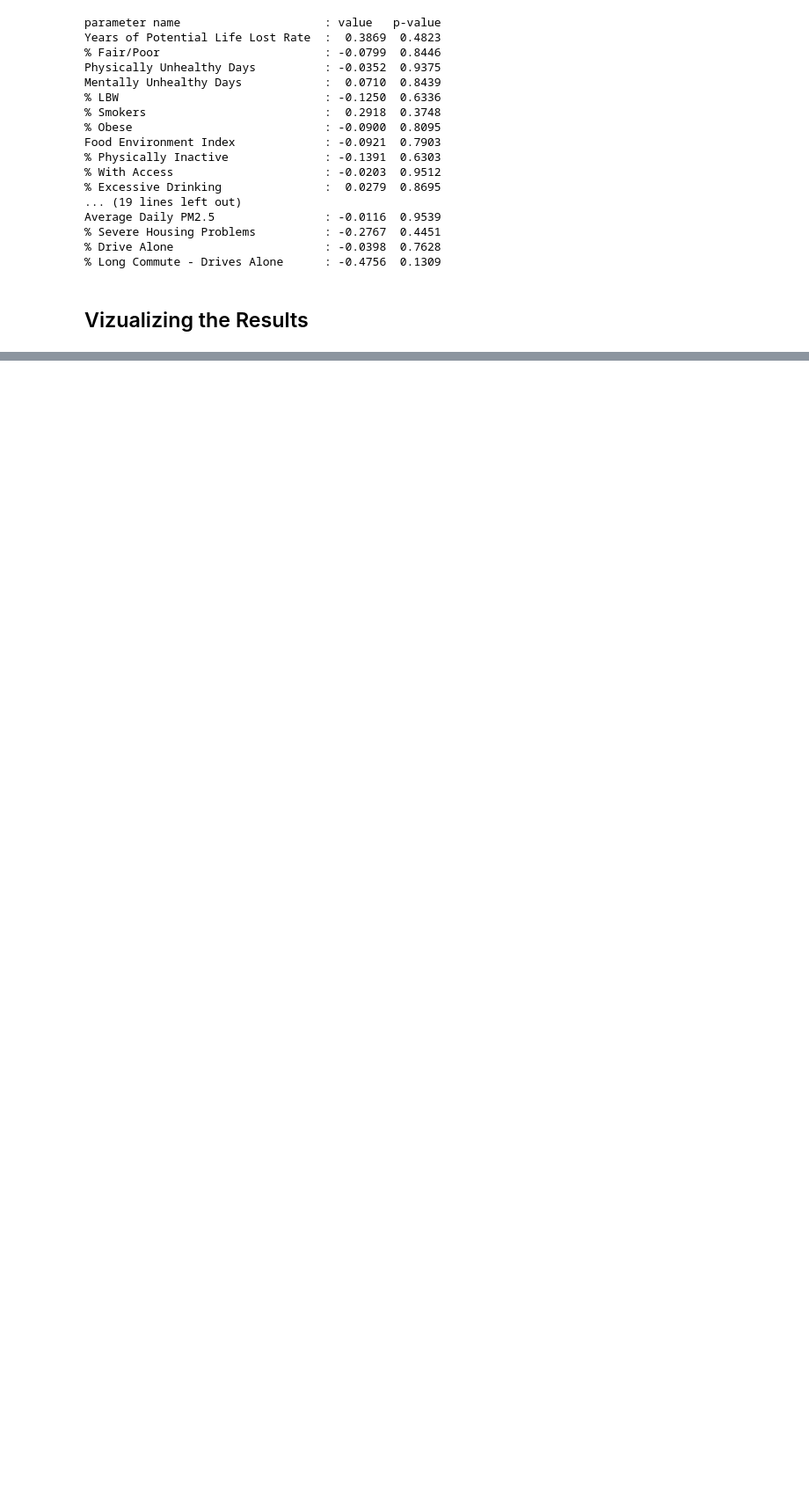
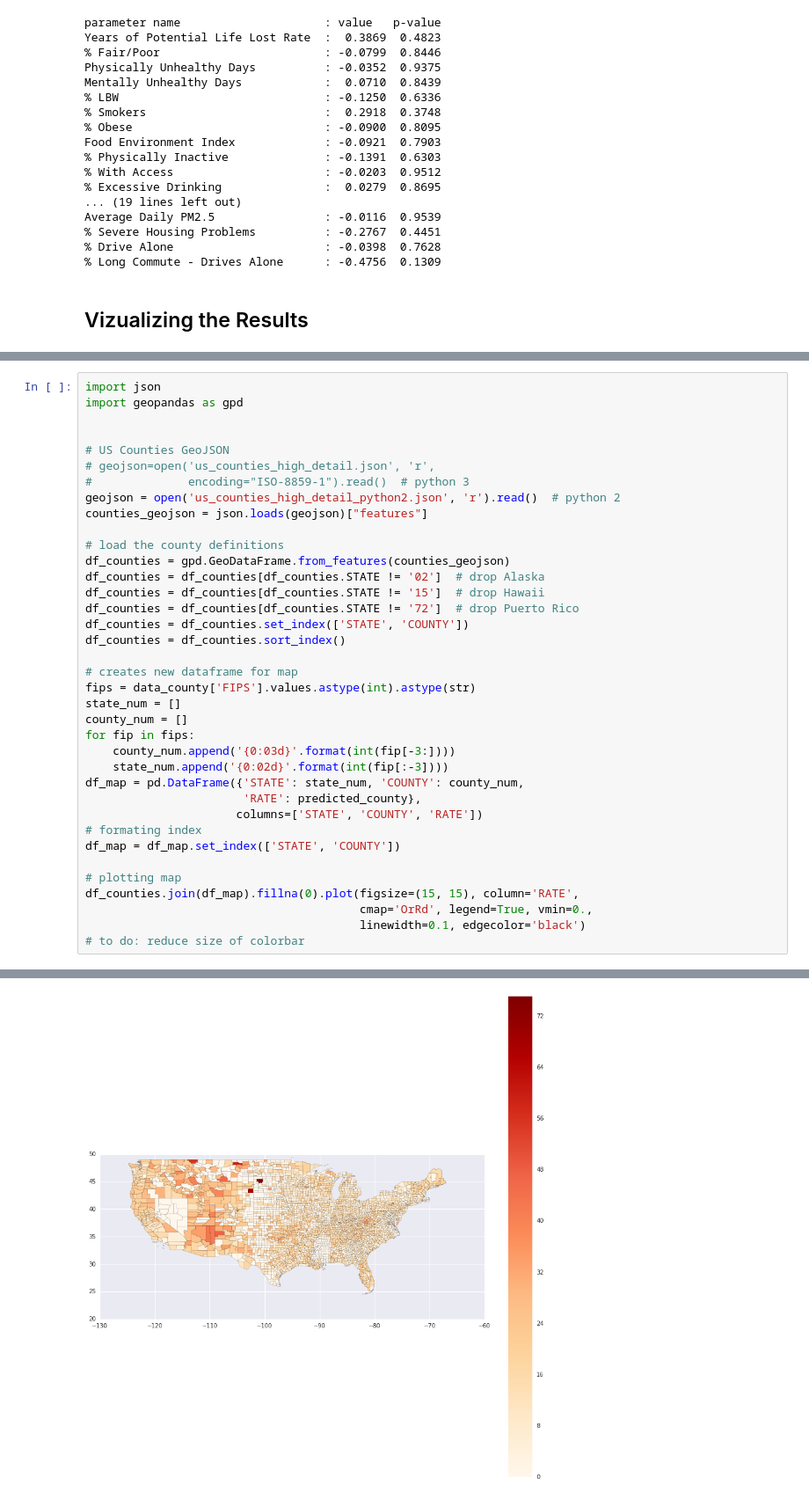
Before and after one commit to faubin/SuicidePredictor, a Jupyter notebook: model_data.ipynb, the cells around one changed output, grey strips where cells are left out. Shown at 88% size. Drawn from its saved outputs; the diff is of its cells as text; blank space fills up the shorter version.

Commit message:
ploting county predictions on a map.

```diff
--- a/model_data.ipynb
+++ b/model_data.ipynb
@@ -528,0 +496,38 @@ The second plot shows the prediction per state (left panel) and per county (righ
+# %%
+import json
+import geopandas as gpd
+
+
+# US Counties GeoJSON
+# geojson=open('us_counties_high_detail.json', 'r',
+#              encoding="ISO-8859-1").read()  # python 3
+geojson = open('us_counties_high_detail_python2.json', 'r').read()  # python 2
+counties_geojson = json.loads(geojson)["features"]
+
+# load the county definitions
+df_counties = gpd.GeoDataFrame.from_features(counties_geojson)
+df_counties = df_counties[df_counties.STATE != '02']  # drop Alaska
+df_counties = df_counties[df_counties.STATE != '15']  # drop Hawaii
+df_counties = df_counties[df_counties.STATE != '72']  # drop Puerto Rico
+df_counties = df_counties.set_index(['STATE', 'COUNTY'])
+df_counties = df_counties.sort_index()
+
+# creates new dataframe for map
+fips = data_county['FIPS'].values.astype(int).astype(str)
+state_num = []
+county_num = []
+for fip in fips:
+    county_num.append('{0:03d}'.format(int(fip[-3:])))
+    state_num.append('{0:02d}'.format(int(fip[:-3])))
+df_map = pd.DataFrame({'STATE': state_num, 'COUNTY': county_num,
+                       'RATE': predicted_county},
+                      columns=['STATE', 'COUNTY', 'RATE'])
+# formating index
+df_map = df_map.set_index(['STATE', 'COUNTY'])
+
+# plotting map
+df_counties.join(df_map).fillna(0).plot(figsize=(15, 15), column='RATE',
+                                        cmap='OrRd', legend=True, vmin=0.,
+                                        linewidth=0.1, edgecolor='black')
+# to do: reduce size of colorbar
+# %% [output]
@@ -528,0 +535 @@ The second plot shows the prediction per state (left panel) and per county (righ
+[figure, added]
```
Also changed, not shown: parts of 7 cells of this notebook, 1 other file.
